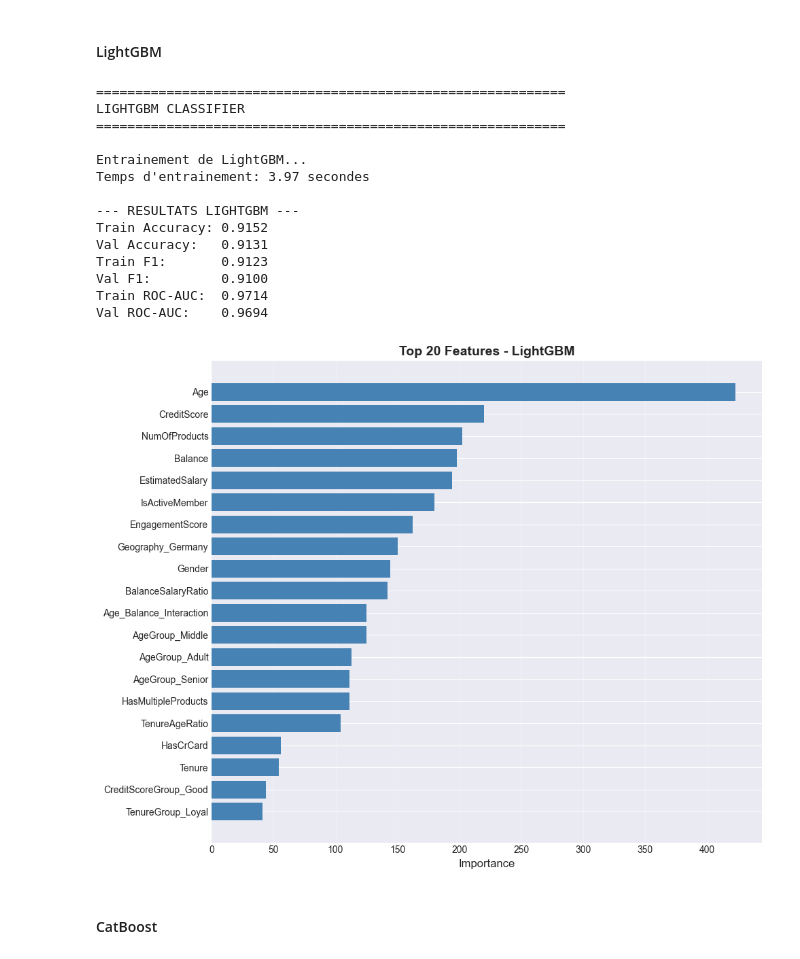
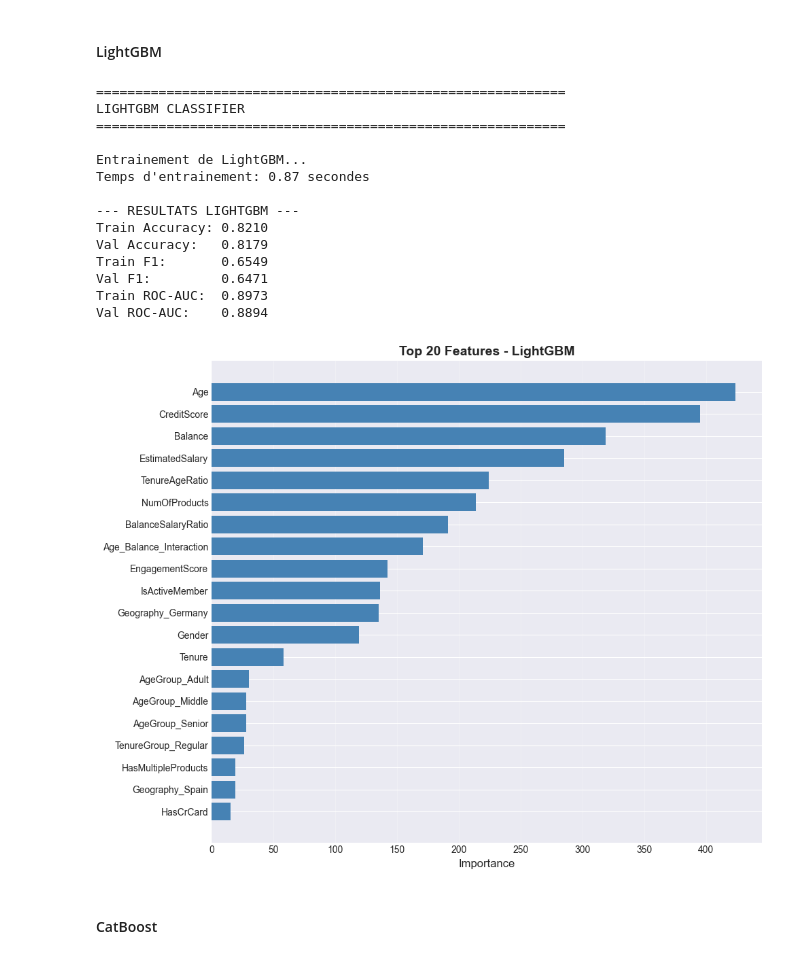
Before and after one commit to Tchapda3002/Ml-churn, a Jupyter notebook: notebooks/churn_03_modelisation.ipynb, the cells around one changed output. Saved outputs shown, nothing was run; the diff lists cells and outputs as text; code cells hidden in the pictures.

```diff
--- a/notebooks/churn_03_modelisation.ipynb
+++ b/notebooks/churn_03_modelisation.ipynb
@@ -592,0 +596,41 @@ Val ROC-AUC:    0.9692
+# %%
+if XGBOOST_AVAILABLE:
+    print("="*60)
+    print("XGBOOST CLASSIFIER")
+    print("="*60)
+
+    xgb_model = xgb.XGBClassifier()
+
+    print("\nEntrainement de XGBoost...")
+    start_time = time.time()
+    xgb_model.fit(X_train, y_train)
+    train_time = time.time() - start_time
+
+    print(f"Temps d'entrainement: {train_time:.2f} secondes")
+
+    # Evaluation
+    xgb_results = evaluate_model(
+        xgb_model, X_train, y_train, X_val, y_val,
+        model_name="XGBoost"
+    )
+
+    print("\n--- RESULTATS XGBOOST ---")
+    print(f"Train Accuracy: {xgb_results['train_accuracy']:.4f}")
+    print(f"Val Accuracy:   {xgb_results['val_accuracy']:.4f}")
+    print(f"Train F1:       {xgb_results['train_f1']:.4f}")
+    print(f"Val F1:         {xgb_results['val_f1']:.4f}")
+    print(f"Train ROC-AUC:  {xgb_results['train_roc_auc']:.4f}")
+    print(f"Val ROC-AUC:    {xgb_results['val_roc_auc']:.4f}")
+
+    all_results.append(xgb_results)
+    trained_models['XGBoost'] = xgb_model
+
+    # Feature importance
+    xgb_feature_imp = plot_feature_importance(
+        xgb_model,
+        X_train.columns,
+        top_n=20,
+        model_name="XGBoost"
+    )
+else:
+    print("XGBoost non disponible. Installation: pip install xgboost")
@@ -608,7 +668,8 @@ if LIGHTGBM_AVAILABLE:
         colsample_bytree=0.8,
         random_state=42,
         n_jobs=-1,
-        verbose=-1
+        verbose=-1,
+        class_weight='balanced'
     )
 
     print("\nEntrainement de LightGBM...")
@@ -625,41 +686,41 @@ if LIGHTGBM_AVAILABLE:
     )
 
     print("\n--- RESULTATS LIGHTGBM ---")
     print(f"Train Accuracy: {lgb_results['train_accuracy']:.4f}")
     print(f"Val Accuracy:   {lgb_results['val_accuracy']:.4f}")
     print(f"Train F1:       {lgb_results['train_f1']:.4f}")
     print(f"Val F1:         {lgb_results['val_f1']:.4f}")
     print(f"Train ROC-AUC:  {lgb_results['train_roc_auc']:.4f}")
     print(f"Val ROC-AUC:    {lgb_results['val_roc_auc']:.4f}")
 
     all_results.append(lgb_results)
     trained_models['LightGBM'] = lgb_model
 
     # Feature importance
     lgb_feature_imp = plot_feature_importance(
         lgb_model,
         X_train.columns,
         top_n=20,
         model_name="LightGBM"
     )
 else:
     print("LightGBM non disponible. Installation: pip install lightgbm")
 # %% [output]
 ============================================================
 LIGHTGBM CLASSIFIER
 ============================================================
 
 Entrainement de LightGBM...
-Temps d'entrainement: 3.97 secondes
+Temps d'entrainement: 0.87 secondes
 
 --- RESULTATS LIGHTGBM ---
-Train Accuracy: 0.9152
-Val Accuracy:   0.9131
-Train F1:       0.9123
-Val F1:         0.9100
-Train ROC-AUC:  0.9714
-Val ROC-AUC:    0.9694
+Train Accuracy: 0.8210
+Val Accuracy:   0.8179
+Train F1:       0.6549
+Val F1:         0.6471
+Train ROC-AUC:  0.8973
+Val ROC-AUC:    0.8894
-[figure, old version]
+[figure, new version]
 # %% [markdown]
 #### CatBoost
 # %%
```
Also changed, not shown: parts of 42 cells of this notebook, 12 other files.
